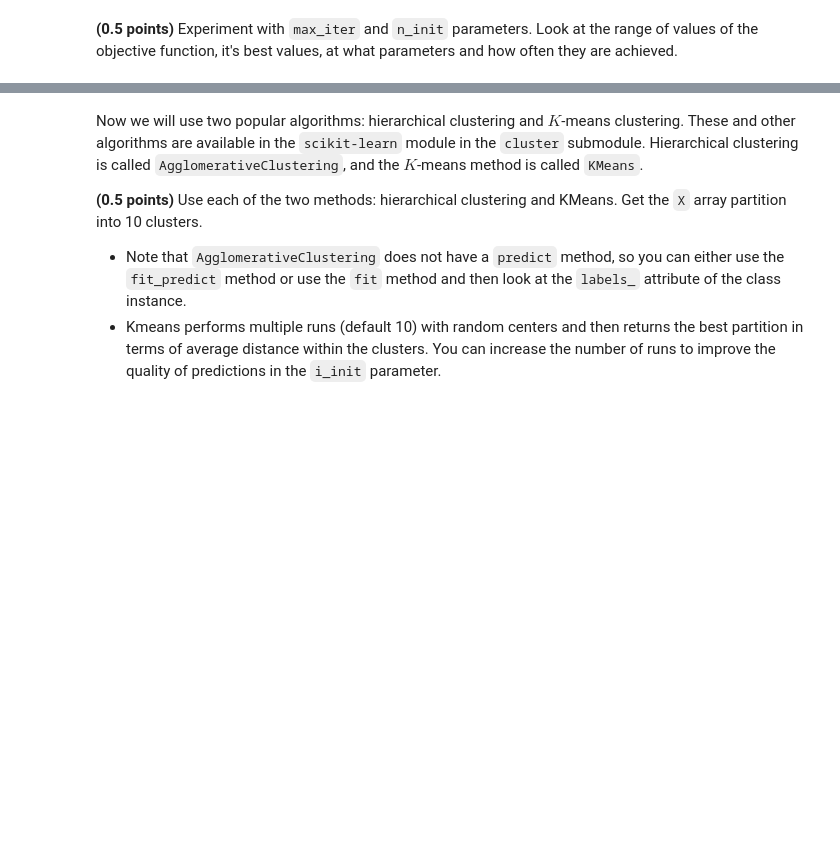
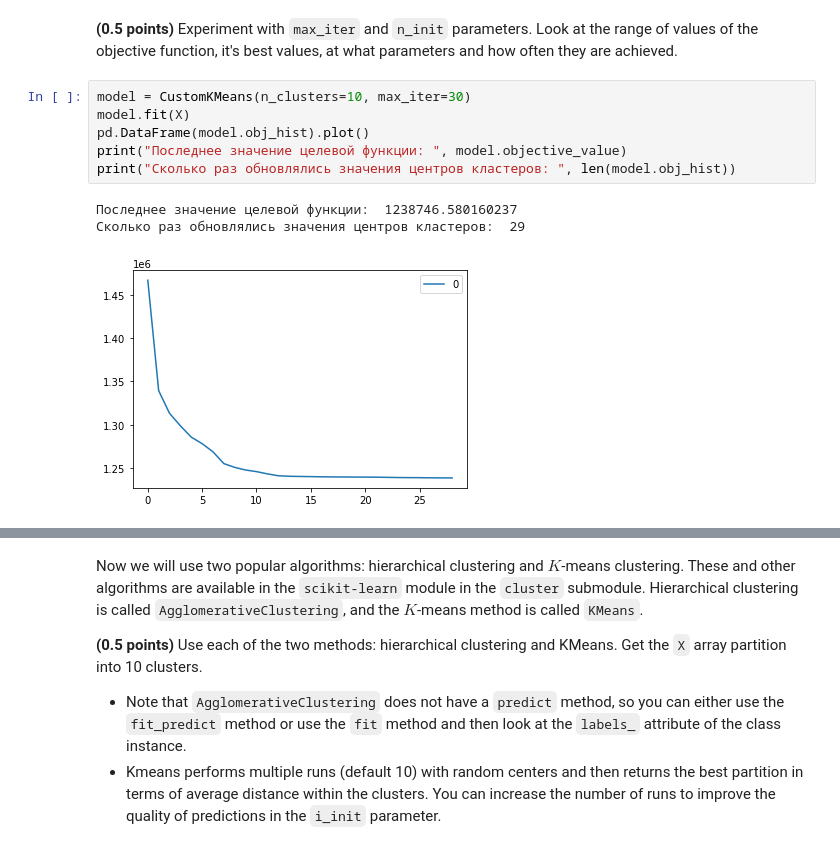
Before and after one commit to codekot/clustering, a Jupyter notebook: clustering.ipynb, the cells around one changed output, grey strips where cells are left out. Saved outputs shown, nothing was run; the diff lists cells and outputs as text; blank space fills up the shorter version.

```diff
--- a/clustering.ipynb
+++ b/clustering.ipynb
@@ -218,2 +186,12 @@ IndexError: boolean index did not match indexed array along dimension 0; dimensi
 # %% [markdown]
 **(0.5 points)** Experiment with `max_iter` and `n_init` parameters. Look at the range of values of the objective function, it's best values, at what parameters and how often they are achieved.
+# %%
+model = CustomKMeans(n_clusters=10, max_iter=30)
+model.fit(X)
+pd.DataFrame(model.obj_hist).plot()
+print("Последнее значение целевой функции: ", model.objective_value)
+print("Сколько раз обновлялись значения центров кластеров: ", len(model.obj_hist))
+# %% [output]
+Последнее значение целевой функции:  1238746.580160237
+Сколько раз обновлялись значения центров кластеров:  29
+[figure, added]
```
Also changed, not shown: parts of 49 cells of this notebook.
